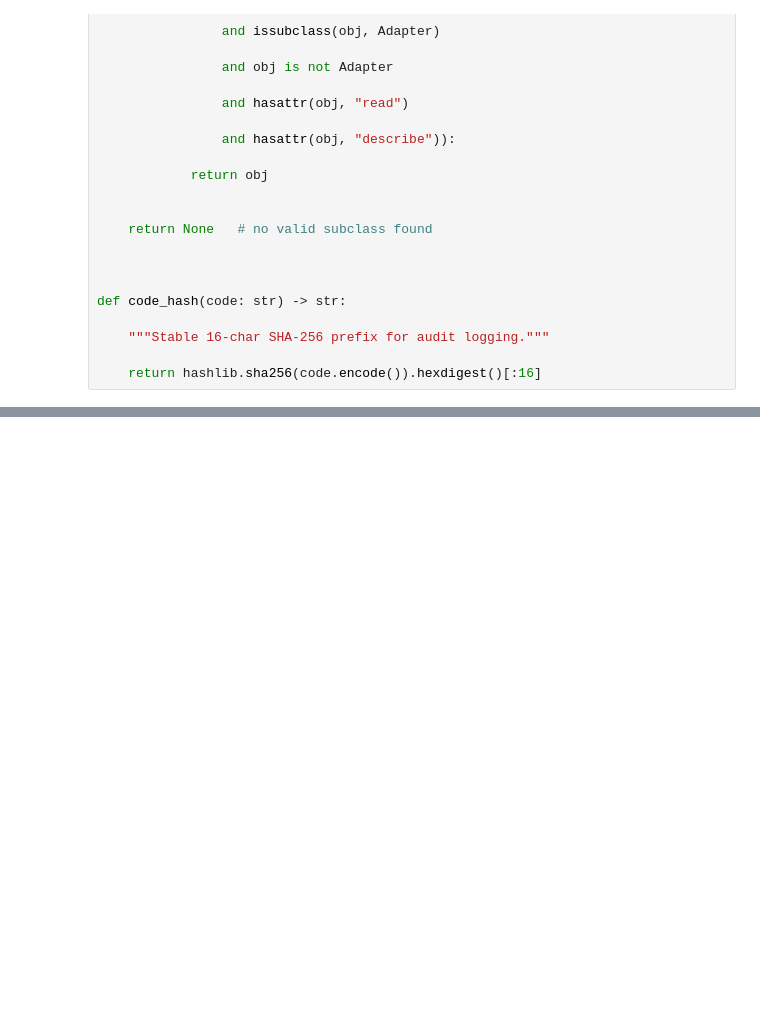
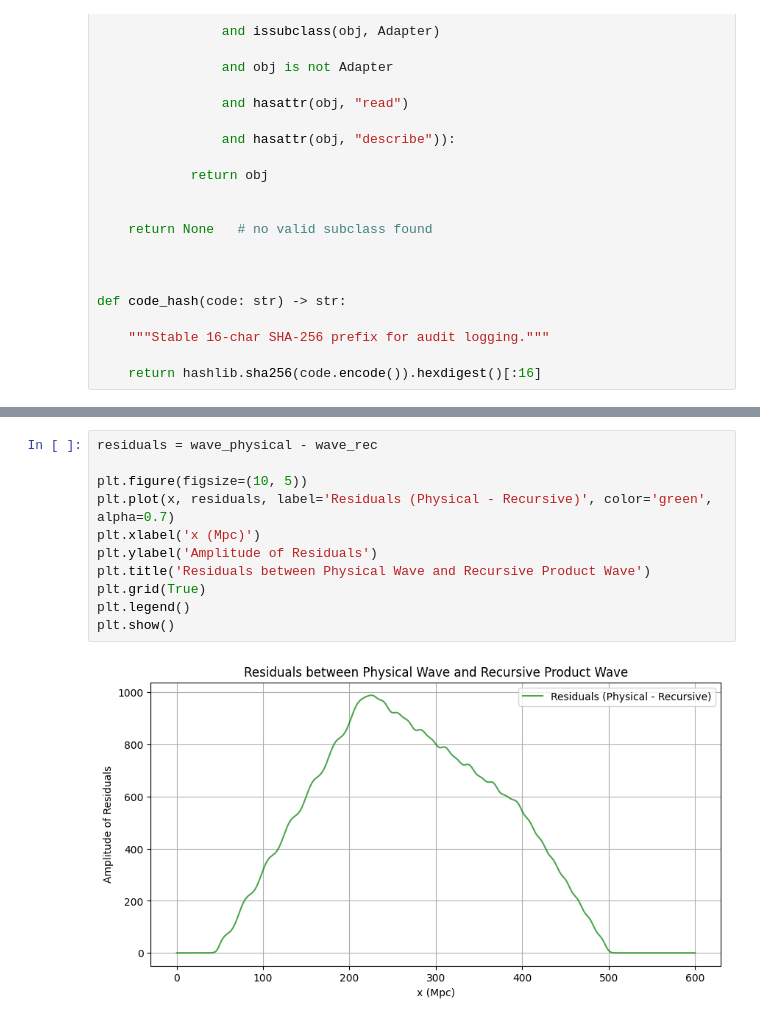
Before and after one commit to ProjWashuRyoko-pixel/Ryoko-Seven-v2, a Jupyter notebook: Ryoko_Seven_v2_GI.ipynb, the cells around one changed output, grey strips where cells are left out. Drawn from its saved outputs; the diff is of its cells as text; blank space fills up the shorter version.

```diff
--- a/Ryoko_Seven_v2_GI.ipynb
+++ b/Ryoko_Seven_v2_GI.ipynb
@@ -15152,0 +15071,13 @@ if __name__ == "__main__":
+# %%
+residuals = wave_physical - wave_rec
+
+plt.figure(figsize=(10, 5))
+plt.plot(x, residuals, label='Residuals (Physical - Recursive)', color='green', alpha=0.7)
+plt.xlabel('x (Mpc)')
+plt.ylabel('Amplitude of Residuals')
+plt.title('Residuals between Physical Wave and Recursive Product Wave')
+plt.grid(True)
+plt.legend()
+plt.show()
+# %% [output]
+[figure, added]
```
Also changed, not shown: parts of 163 cells of this notebook.
